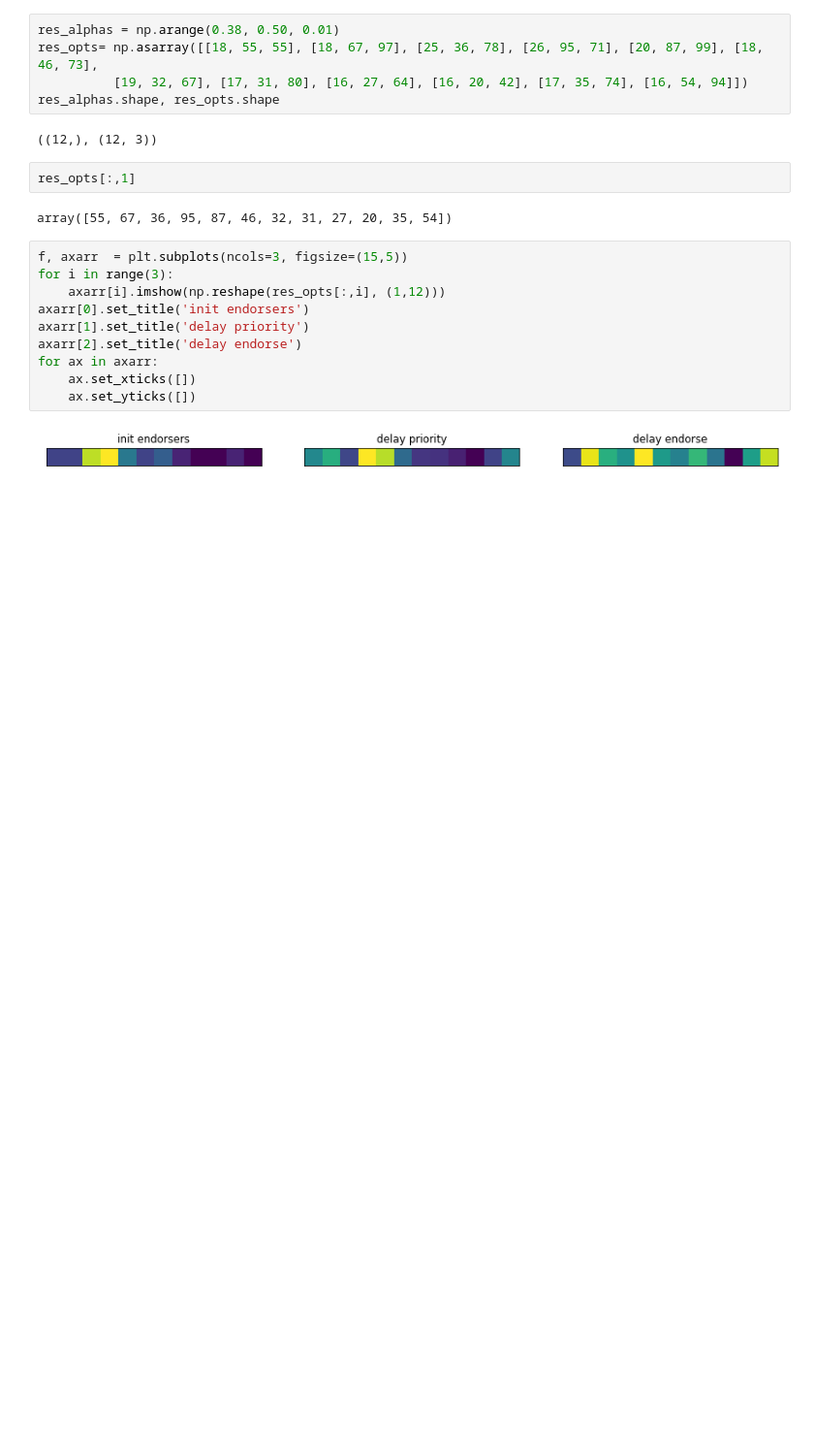
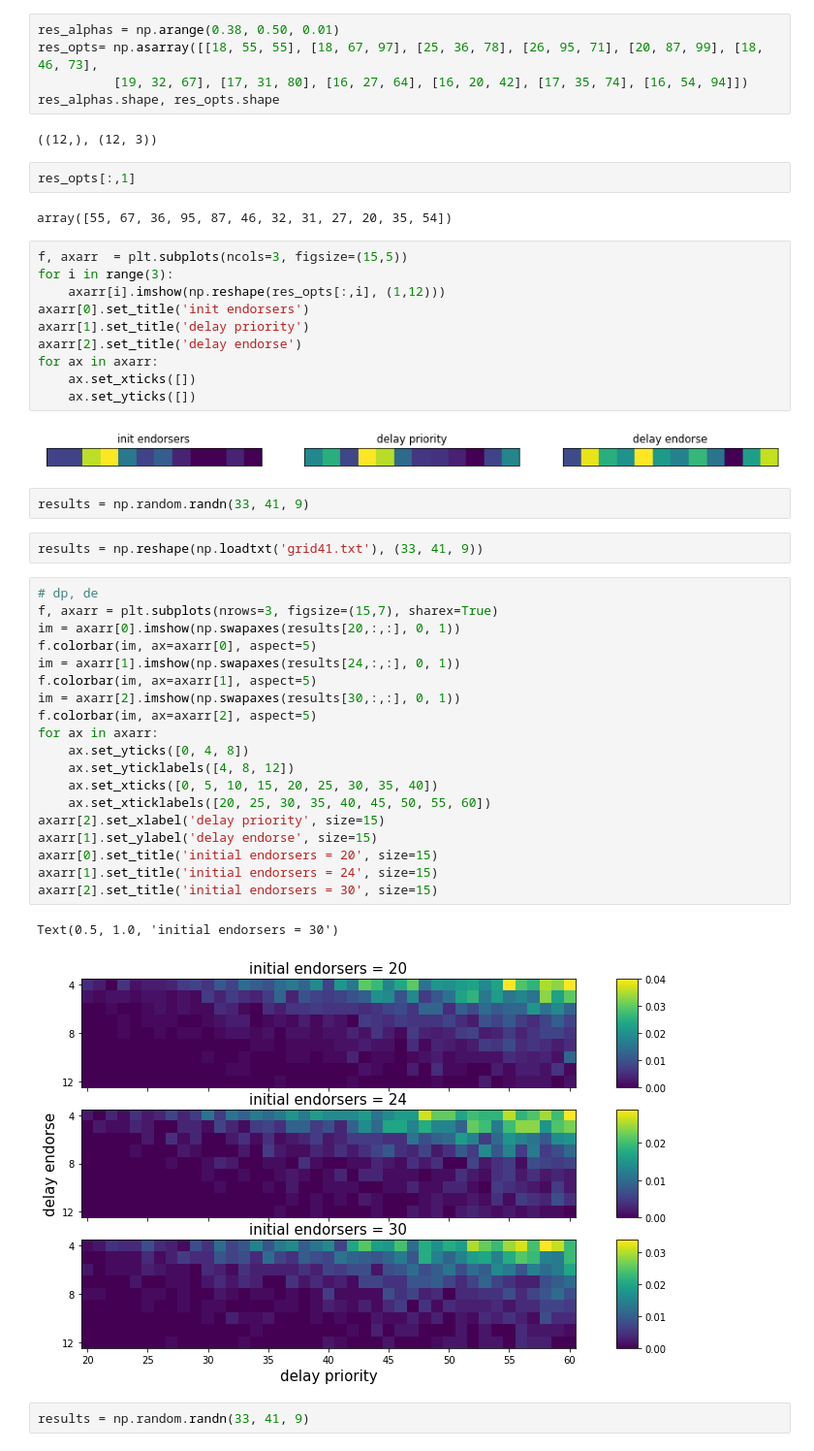
Before and after one commit to michaelneuder/aft-code, a Jupyter notebook: mikes_results.ipynb, the cells around one changed output. Shown at 97% size. Drawn from its saved outputs; the diff is of its cells as text; blank space fills up the shorter version.

Commit message:
grid

```diff
--- a/mikes_results.ipynb
+++ b/mikes_results.ipynb
@@ -24,3 +24,31 @@ for ax in axarr:
     ax.set_yticks([])
 # %% [output]
 [figure]
+# %%
+results = np.random.randn(33, 41, 9)
+# %%
+results = np.reshape(np.loadtxt('grid41.txt'), (33, 41, 9))
+# %%
+# dp, de
+f, axarr = plt.subplots(nrows=3, figsize=(15,7), sharex=True)
+im = axarr[0].imshow(np.swapaxes(results[20,:,:], 0, 1))
+f.colorbar(im, ax=axarr[0], aspect=5)
+im = axarr[1].imshow(np.swapaxes(results[24,:,:], 0, 1))
+f.colorbar(im, ax=axarr[1], aspect=5)
+im = axarr[2].imshow(np.swapaxes(results[30,:,:], 0, 1))
+f.colorbar(im, ax=axarr[2], aspect=5)
+for ax in axarr:
+    ax.set_yticks([0, 4, 8])
+    ax.set_yticklabels([4, 8, 12])
+    ax.set_xticks([0, 5, 10, 15, 20, 25, 30, 35, 40])
+    ax.set_xticklabels([20, 25, 30, 35, 40, 45, 50, 55, 60])
+axarr[2].set_xlabel('delay priority', size=15)
+axarr[1].set_ylabel('delay endorse', size=15)
+axarr[0].set_title('initial endorsers = 20', size=15)
+axarr[1].set_title('initial endorsers = 24', size=15)
+axarr[2].set_title('initial endorsers = 30', size=15)
+# %% [output]
+Text(0.5, 1.0, 'initial endorsers = 30')
+[figure, added]
+# %%
+results = np.random.randn(33, 41, 9)
```
Also changed, not shown: parts of 10 cells of this notebook, 3 other files.
